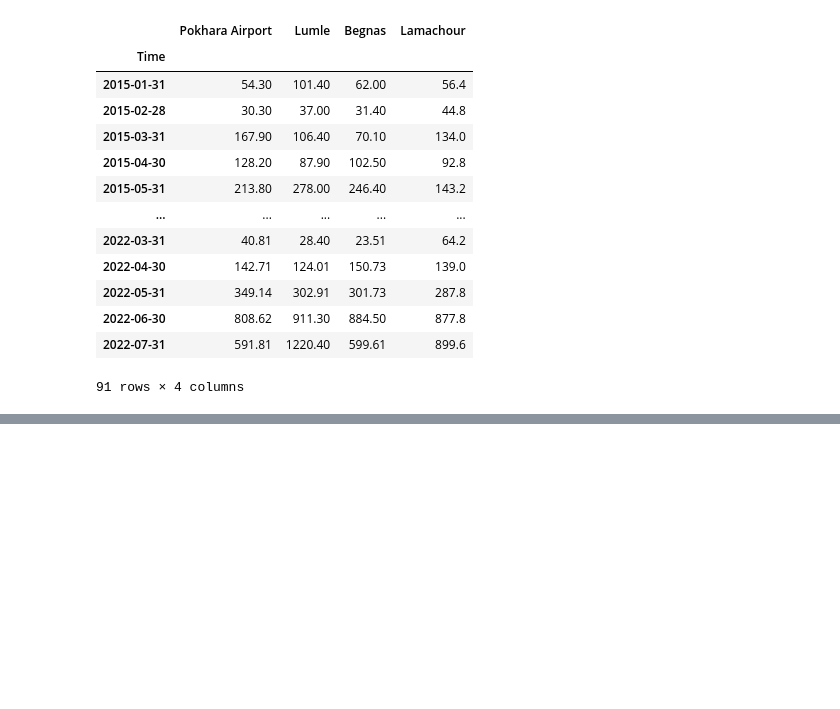
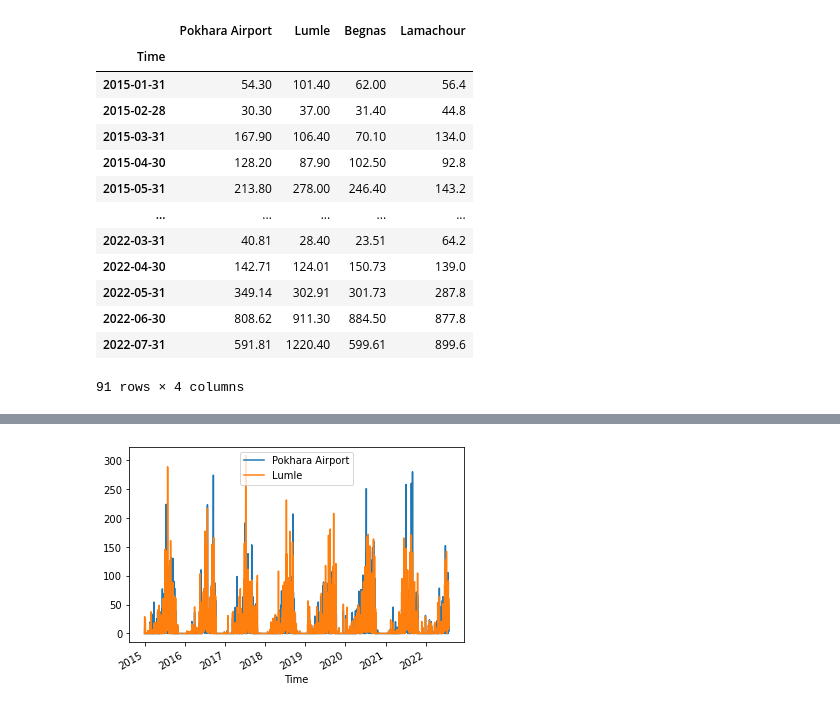
Before and after one commit to supathdhitalGEO/Weather-Forecasting, a Jupyter notebook: visualization/visualization.ipynb, the cells around one changed output, grey strips where cells are left out. Drawn from its saved outputs; the diff is of its cells as text; code cells hidden in the pictures; blank space fills up the shorter version.

```diff
--- a/visualization/visualization.ipynb
+++ b/visualization/visualization.ipynb
@@ -64,0 +71,7 @@ monthly.plot()
+# %%
+#second way of plotting the graph using matplotlib
+df2 = pd.DataFrame(df, columns=["Time", "Pokhara Airport", "Lumle"])
+df2.plot(x='Time',y=['Pokhara Airport','Lumle'], kind='line')
+plt.show()
+# %% [output]
+[figure, added]
```
Also changed, not shown: parts of 2 cells of this notebook, 1 other file.
